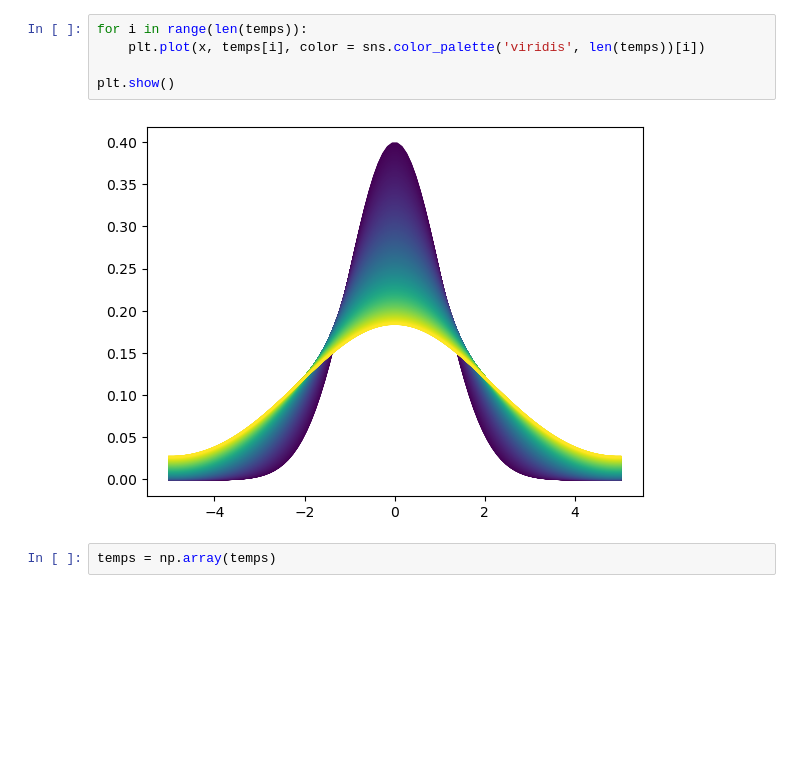
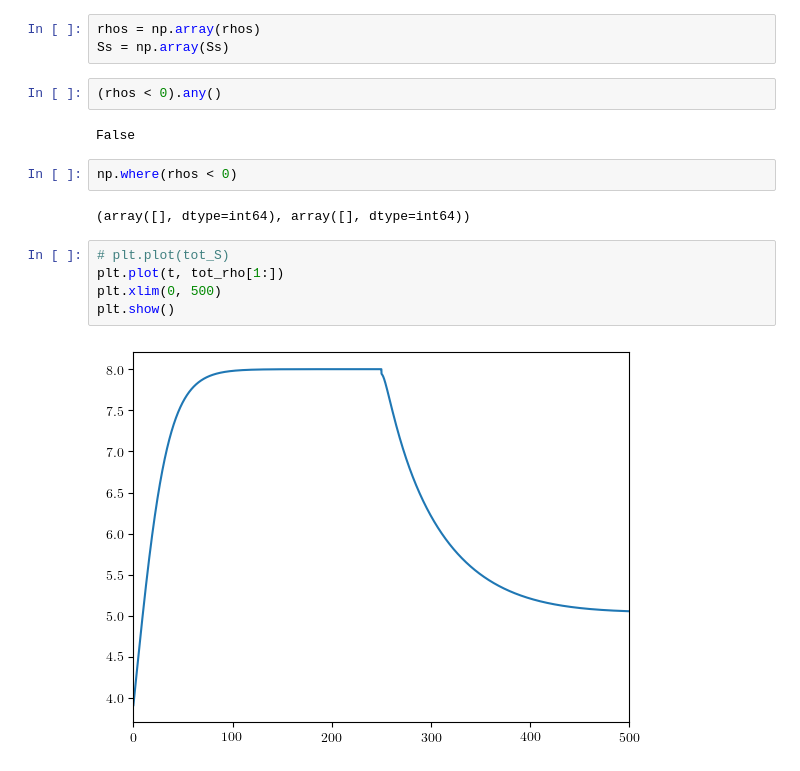
Before and after one commit to henauts/QECO, a Jupyter notebook: Codes/Diffusion_equation.ipynb, the cells around one changed output. Cells and saved outputs as stored; diff of their text form; blank space fills up the shorter version.

```diff
--- a/Codes/Diffusion_equation.ipynb
+++ b/Codes/Diffusion_equation.ipynb
@@ -130,12 +223,21 @@ sns.color_palette('viridis', 10)
-# %%
-for i in range(len(temps)):
-    plt.plot(x, temps[i], color = sns.color_palette('viridis', len(temps))[i])
-
-plt.show()
-# %% [output]
-[figure, removed]
 # %%
-temps = np.array(temps)
+rhos = np.array(rhos)
+Ss = np.array(Ss)
+# %%
+(rhos < 0).any()
+# %% [output]
+False
+# %%
+np.where(rhos < 0)
+# %% [output]
+(array([], dtype=int64), array([], dtype=int64))
+# %%
+# plt.plot(tot_S)
+plt.plot(t, tot_rho[1:])
+plt.xlim(0, 500)
+plt.show()
+# %% [output]
+[figure, added]
 # %%
 # setup the figure and axes
 fig = plt.figure(figsize=(8, 4))
```
Also changed, not shown: parts of 19 cells of this notebook.
